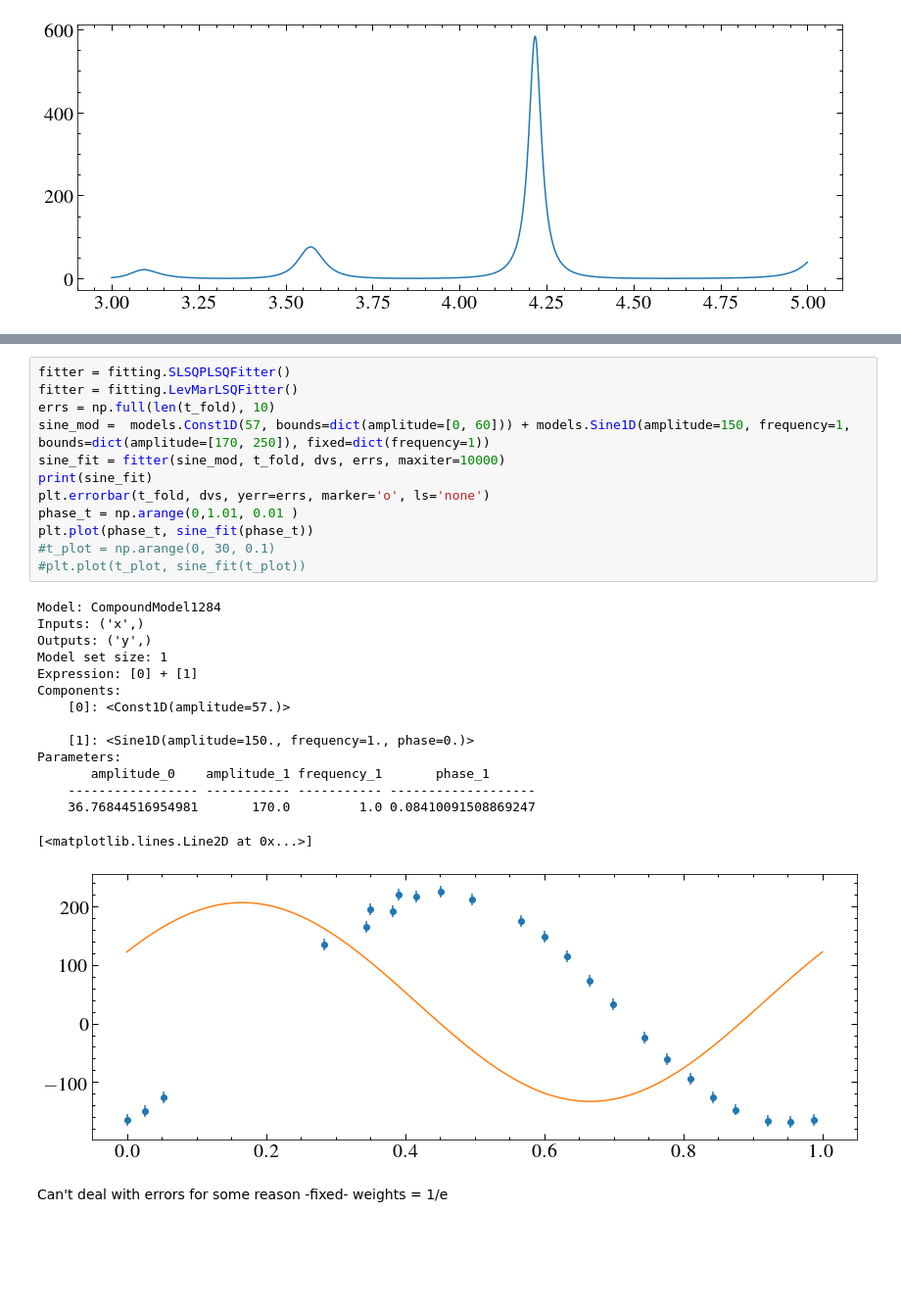
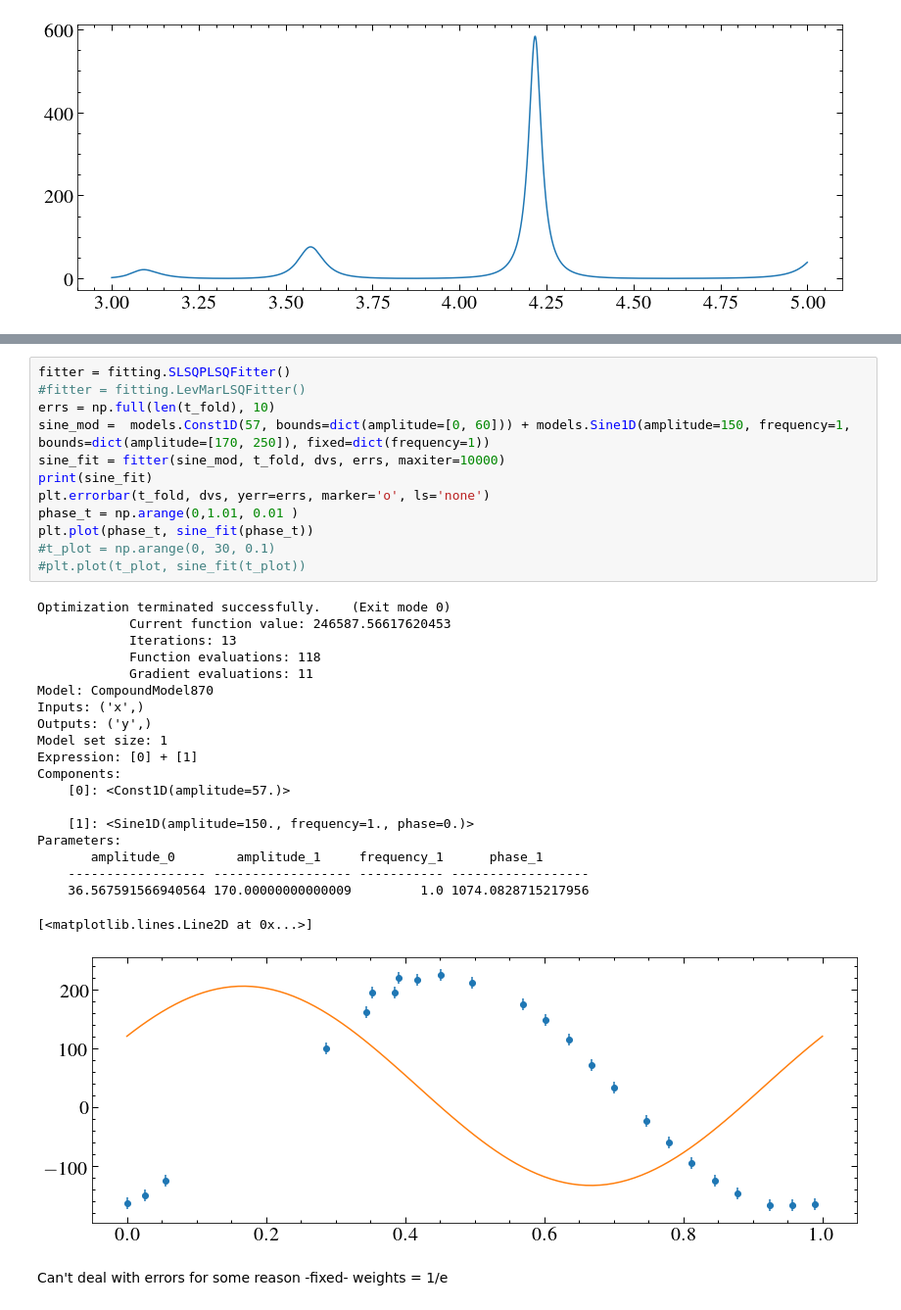
Before and after one commit to davidjwilson/wd-bd, a Jupyter notebook: dv_find.ipynb, the cells around one changed output, grey strips where cells are left out. Shown at 98% size. Drawn from its saved outputs; the diff is of its cells as text; blank space fills up the shorter version.

```diff
--- a/dv_find.ipynb
+++ b/dv_find.ipynb
@@ -246,32 +246,37 @@ Parameters:
 [figure]
 # %%
 fitter = fitting.SLSQPLSQFitter()
-fitter = fitting.LevMarLSQFitter()
+#fitter = fitting.LevMarLSQFitter()
 errs = np.full(len(t_fold), 10)
 sine_mod =  models.Const1D(57, bounds=dict(amplitude=[0, 60])) + models.Sine1D(amplitude=150, frequency=1, bounds=dict(amplitude=[170, 250]), fixed=dict(frequency=1))
 sine_fit = fitter(sine_mod, t_fold, dvs, errs, maxiter=10000)
 print(sine_fit)
 plt.errorbar(t_fold, dvs, yerr=errs, marker='o', ls='none')
 phase_t = np.arange(0,1.01, 0.01 )
 plt.plot(phase_t, sine_fit(phase_t))
 #t_plot = np.arange(0, 30, 0.1)
 #plt.plot(t_plot, sine_fit(t_plot))
 # %% [output]
-Model: CompoundModel1284
+Optimization terminated successfully.    (Exit mode 0)
+            Current function value: 246587.56617620453
+            Iterations: 13
+            Function evaluations: 118
+            Gradient evaluations: 11
+Model: CompoundModel870
 Inputs: ('x',)
 Outputs: ('y',)
 Model set size: 1
 Expression: [0] + [1]
 Components:
     [0]: <Const1D(amplitude=57.)>
 
     [1]: <Sine1D(amplitude=150., frequency=1., phase=0.)>
 Parameters:
-       amplitude_0    amplitude_1 frequency_1       phase_1
-    ----------------- ----------- ----------- -------------------
-    36.76844516954981       170.0         1.0 0.08410091508869247
+       amplitude_0        amplitude_1     frequency_1      phase_1
+    ------------------ ------------------ ----------- ------------------
+    36.567591566940564 170.00000000000009         1.0 1074.0828715217956
 [<matplotlib.lines.Line2D at 0x...>]
-[figure, old version]
+[figure, new version]
 # %% [markdown]
 Can't deal with errors for some reason -fixed- weights = 1/e
 # %% [markdown]
```
Also changed, not shown: parts of 9 cells of this notebook.
